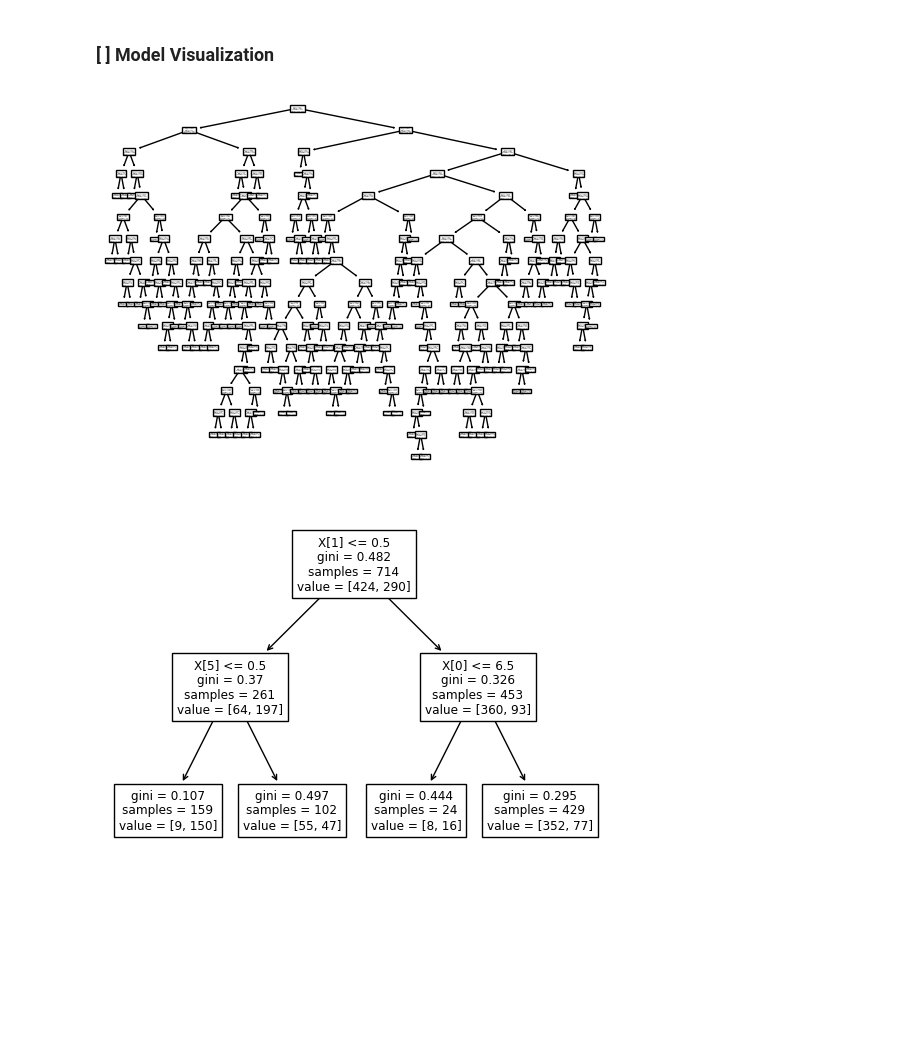
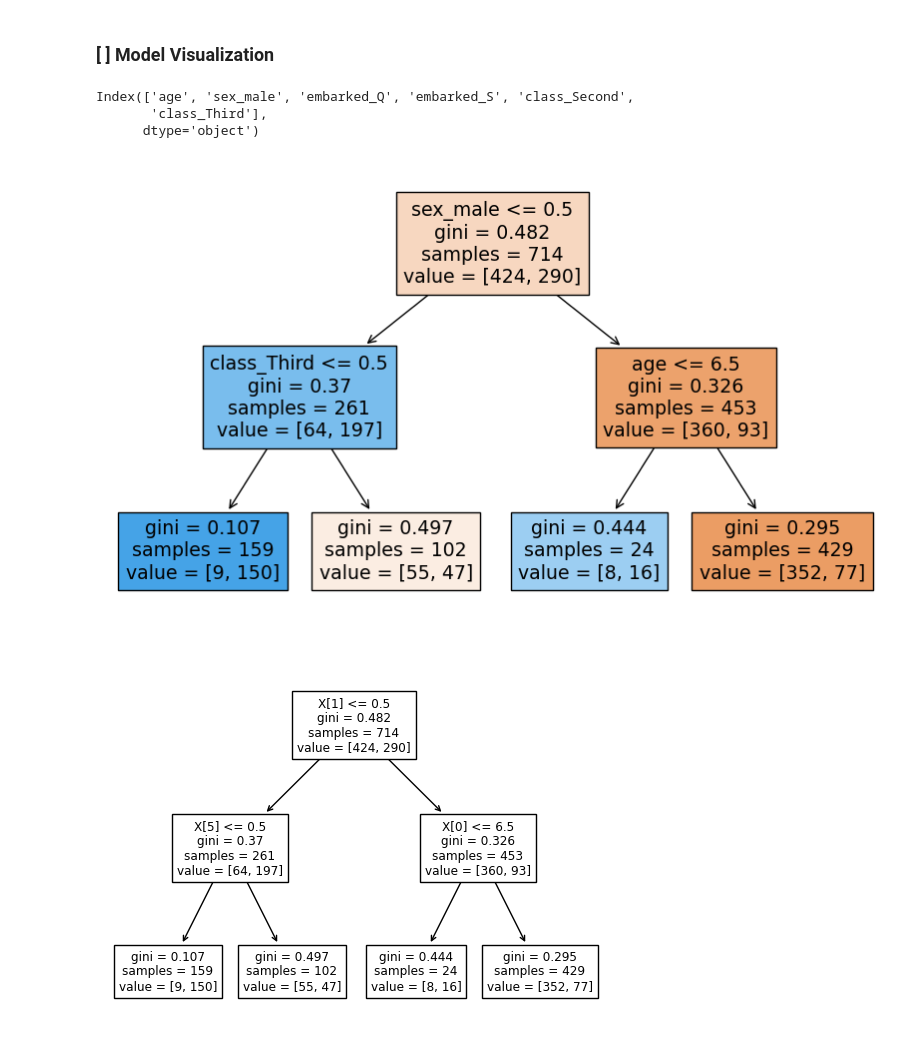
Before and after one commit to toluwabori/resolving-machine-learning-python, a Jupyter notebook: 02_The Decision Tree & Supervised Classification Models/02B_decision-tree_session_blank.ipynb, the cells around one changed output. Drawn from its saved outputs; the diff is of its cells as text; code cells hidden in the pictures; blank space fills up the shorter version.

```diff
--- a/02_The Decision Tree & Supervised Classification Models/02B_decision-tree_session_blank.ipynb
+++ b/02_The Decision Tree & Supervised Classification Models/02B_decision-tree_session_blank.ipynb
@@ -243,7 +245,14 @@ from sklearn.tree import plot_tree
+# %%
+explanatory.columns
+# %% [output]
+Index(['age', 'sex_male', 'embarked_Q', 'embarked_S', 'class_Second',
+       'class_Third'],
+      dtype='object')
 # %%
-plot_tree(decision_tree=model_dt);
+plt.figure(figsize = (10,6))
+plot_tree(decision_tree=model_dt,feature_names=explanatory.columns,filled=True);
 # %% [output]
-[figure, old version]
+[figure, new version]
 # %%
 model_dt = DecisionTreeClassifier(max_depth=2)
 model_dt.fit(X=explanatory, y=target)
```
Also changed, not shown: parts of 2 cells of this notebook, 2 other files.
